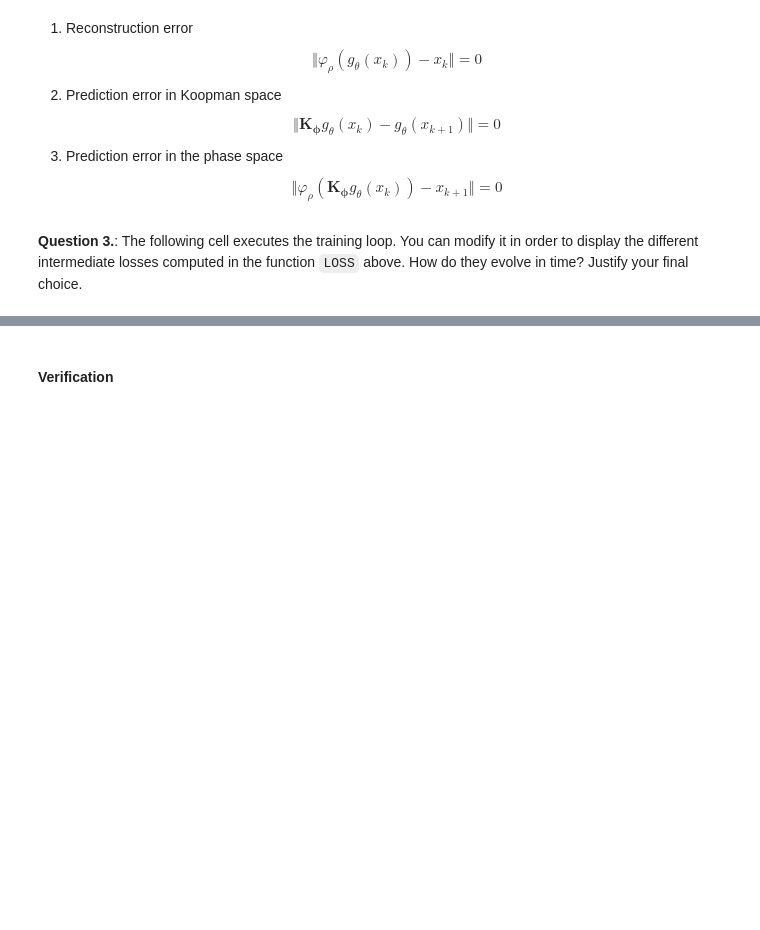
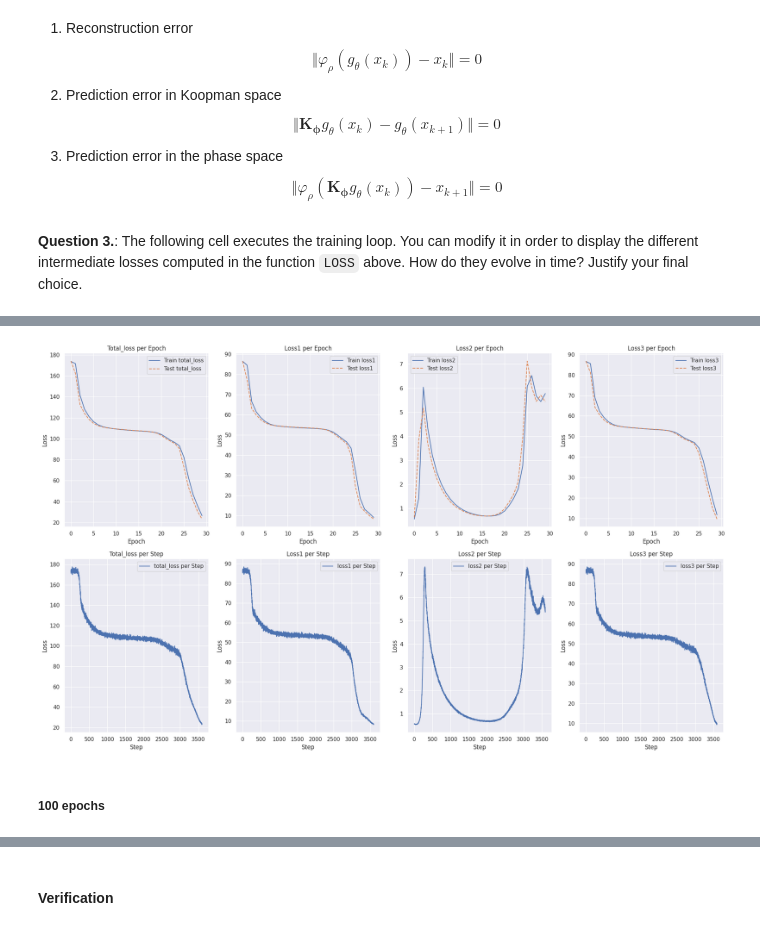
Before and after one commit to BenjaminisCoding/DeepLearninginPractice, a Jupyter notebook: TP5/TP5_dynamics.ipynb, the cells around one changed output, grey strips where cells are left out. Saved outputs shown, nothing was run; the diff lists cells and outputs as text; code cells hidden in the pictures; blank space fills up the shorter version.

```diff
--- a/TP5/TP5_dynamics.ipynb
+++ b/TP5/TP5_dynamics.ipynb
@@ -426,0 +660,8 @@ for epoch in range(n_epoch):
+# %%
+n_epoch = 30
+train_step, train_ep, test_ep = train_Q3(n_epoch, train_dataloader, test_dataloader, autoencoder, koopman_operator, optimiser_autoencoder, optimiser_koopman)
+plot_results_2(train_step, train_ep, test_ep)
+# %% [output]
+[figure, added]
+# %% [markdown]
+##### 100 epochs
```
Also changed, not shown: parts of 23 cells of this notebook, 2 other files.
